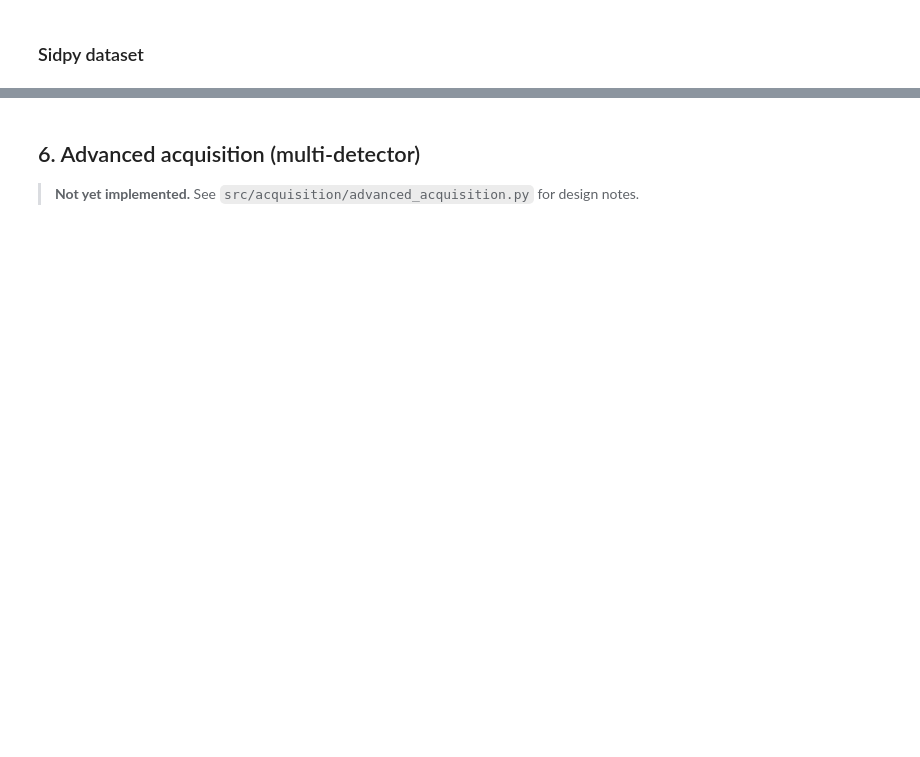
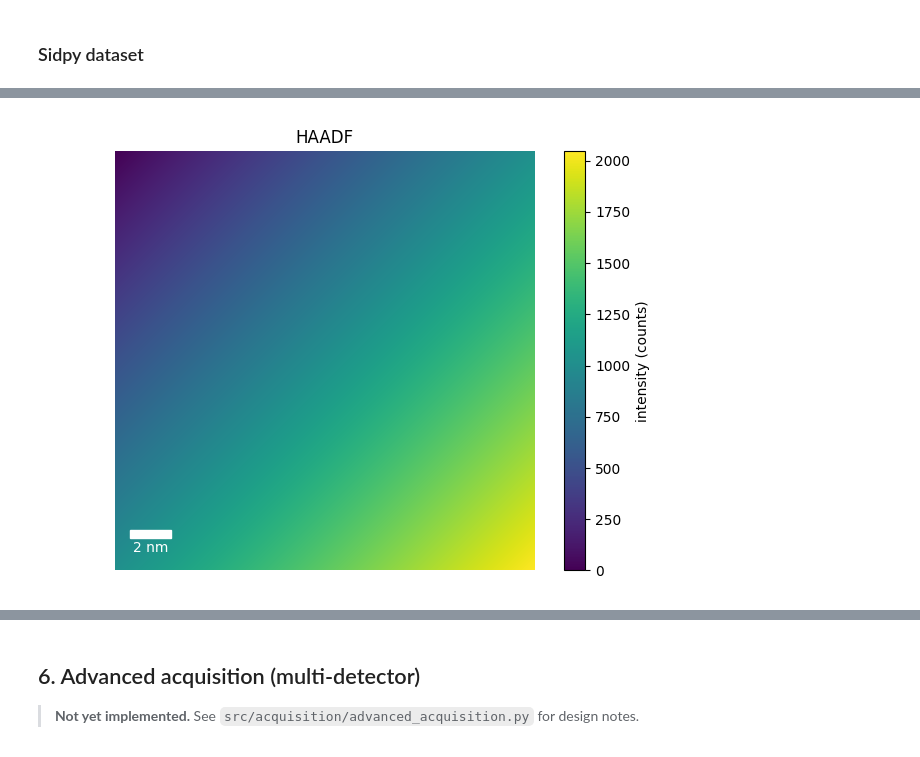
Before and after one commit to utkarshp1161/PyTango-tutorial, a Jupyter notebook: Autoscript-min-Pytango/notebooks/2_Client_AS.ipynb, the cells around one changed output, grey strips where cells are left out. Cells and saved outputs as stored; diff of their text form; code cells hidden in the pictures; blank space fills up the shorter version.

```diff
--- a/Autoscript-min-Pytango/notebooks/2_Client_AS.ipynb
+++ b/Autoscript-min-Pytango/notebooks/2_Client_AS.ipynb
@@ -123,30 +155,31 @@ print('sidpy version: ', sidpy.__version__)
 # %%
-dataset = sidpy.Dataset.from_array(image , name='random')
+dataset = sidpy.Dataset.from_array(image , name='HAADF')
 
 # set dimesnions
 dataset.set_dimension(0, sidpy.Dimension(np.arange(image.shape[0])*.02, 'x'))
 dataset.set_dimension(1, sidpy.Dimension(np.arange(image.shape[0])*.02, 'y'))
 
 
 # set the dataset level plotting metadata
 dataset.data_type = 'image'
 dataset.units = 'counts'
 dataset.quantity = 'intensity'
-dataset.title = 'random'
+dataset.title = 'HAADF'
 
 # handle one dimension of the data
 dataset.set_dimension(0, sidpy.Dimension(np.arange(dataset.shape[0])*.02, 'x'))
 dataset.x.dimension_type = 'spatial'
 dataset.x.units = 'nm'
 dataset.x.quantity = 'distance'
 
 # handle another dimension of the data
 
 dataset.set_dimension(1, sidpy.Dimension(np.arange(dataset.shape[1])*.02, 'y'))
 dataset.y.dimension_type = 'spatial'
 dataset.y.units = 'nm'
 dataset.y.quantity = 'distance'
-view = dataset.plot(scale_bar=True)
+# %% [output]
+[figure, added]
 # %%
 dataset.metadata = metadata
 # %%
```
Also changed, not shown: parts of 9 cells of this notebook, 1 other file.
